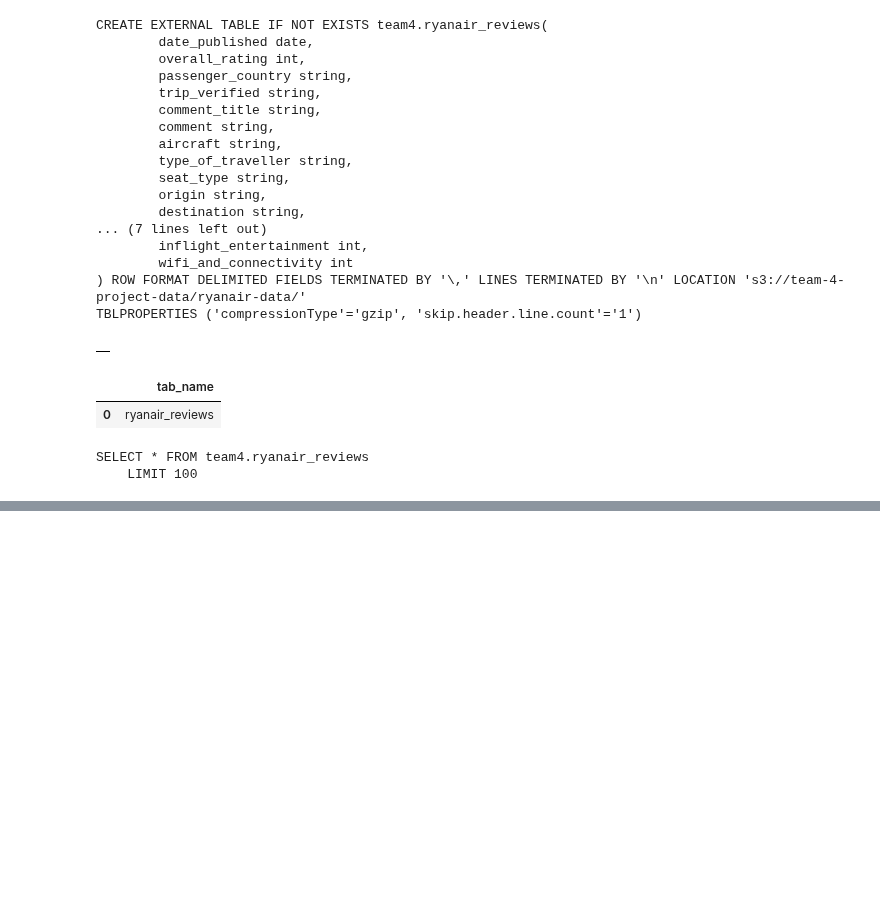
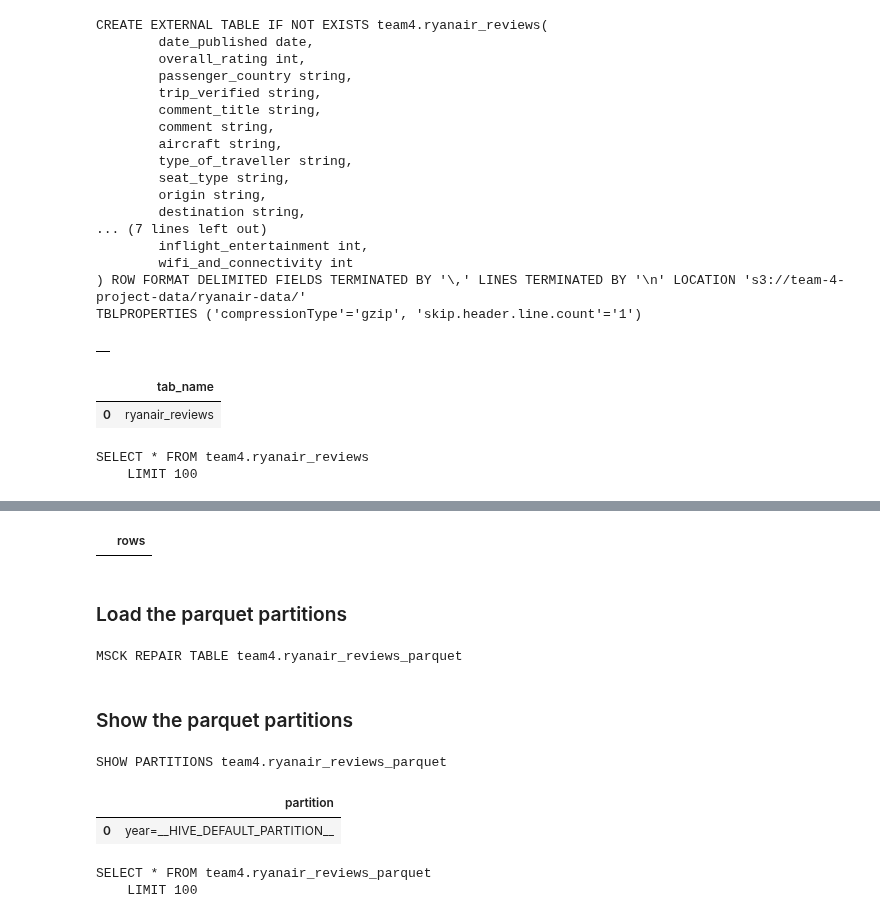
Before and after one commit to UVA-MLSys/Big-Data-Systems, a Jupyter notebook: Team 4/01_Ingest_Dataset.ipynb, the cells around one changed output, grey strips where cells are left out. Drawn from its saved outputs; the diff is of its cells as text; code cells hidden in the pictures; blank space fills up the shorter version.

Commit message:
Added parquet format...

```diff
--- a/Team 4/01_Ingest_Dataset.ipynb
+++ b/Team 4/01_Ingest_Dataset.ipynb
@@ -166,0 +169,3 @@ df.head(5)
+# %%
+table_name_parquet = "ryanair_reviews_parquet"
+s3_path_parquet = "s3://{}/ryanair-data/parquet".format(bucket)
@@ -166,0 +220,36 @@ df.head(5)
+# %%
+pd.read_sql(statement, conn)
+# %% [output]
+|  | rows |
+# %% [markdown]
+### Load the parquet partitions
+# %%
+statement = "MSCK REPAIR TABLE {}.{}".format(database_name, table_name_parquet)
+
+print(statement)
+# %% [output]
+MSCK REPAIR TABLE team4.ryanair_reviews_parquet
+# %% [markdown]
+### Show the parquet partitions
+# %%
+statement = "SHOW PARTITIONS {}.{}".format(database_name, table_name_parquet)
+
+print(statement)
+# %% [output]
+SHOW PARTITIONS team4.ryanair_reviews_parquet
+# %%
+df_partitions = pd.read_sql(statement, conn)
+df_partitions.head(5)
+# %% [output]
+|  | partition |
+| 0 | year=__HIVE_DEFAULT_PARTITION__ |
+# %%
+statement = """SELECT * FROM {}.{}
+    LIMIT 100""".format(
+    database_name, table_name_parquet
+)
+
+print(statement)
+# %% [output]
+SELECT * FROM team4.ryanair_reviews_parquet
+    LIMIT 100
```
Also changed, not shown: parts of 3 cells of this notebook, 1 other file.
